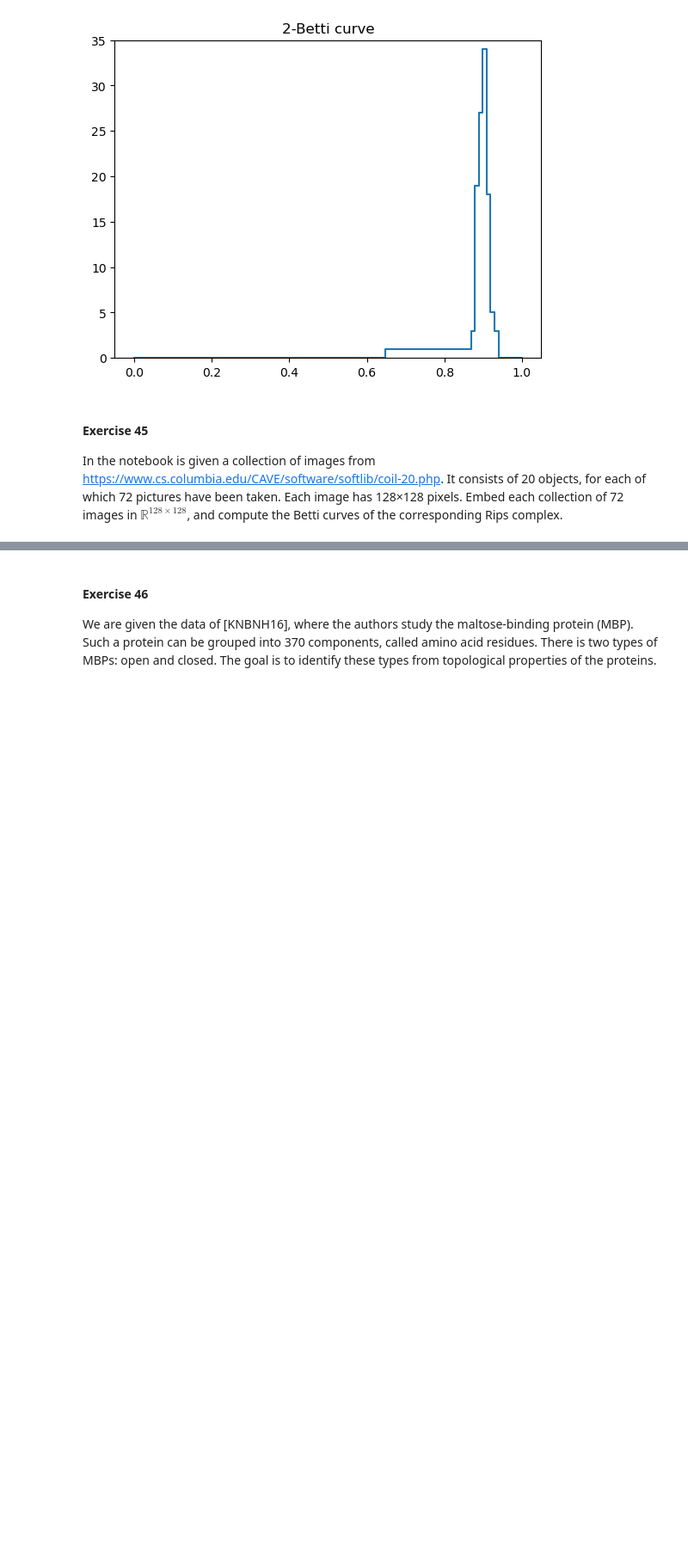
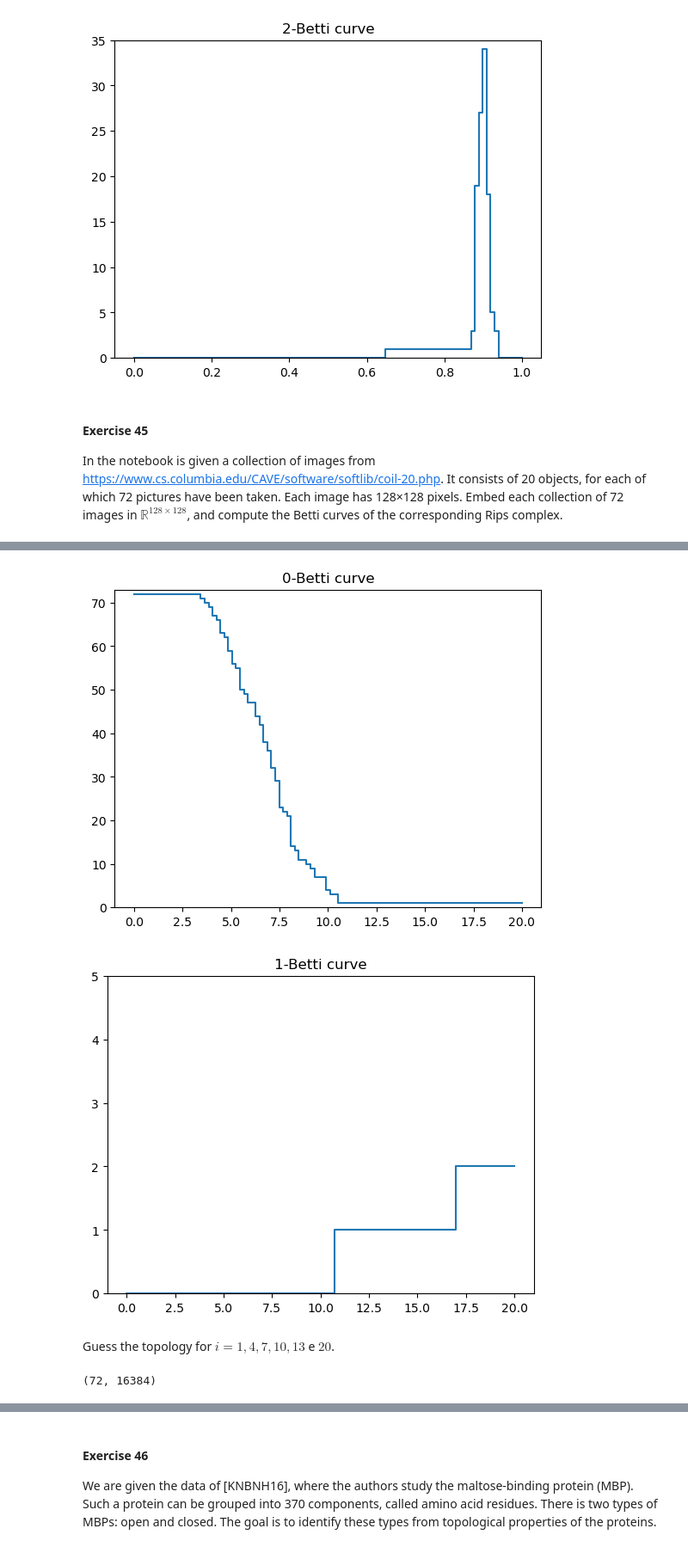
Before and after one commit to mascneto/Topological-Data-Analysis, a Jupyter notebook: TDA 2.ipynb, the cells around one changed output, grey strips where cells are left out. Shown at 86% size. Cells and saved outputs as stored; diff of their text form; code cells hidden in the pictures; blank space fills up the shorter version.

```diff
--- a/TDA 2.ipynb
+++ b/TDA 2.ipynb
@@ -443,0 +458,28 @@ In the notebook is given a collection of images from https://www.cs.columbia.edu
+# %%
+I = np.linspace(0,20,100)
+X = matrix
+
+Betti_curves = GetBettiCurvesFromPointCloud(X, I, dim = 2)
+plt.figure()
+plt.step(I, Betti_curves[0])
+plt.ylim(0, max(Betti_curves[0])+1)
+plt.title('0-Betti curve')
+plt.show()
+
+plt.figure()
+plt.step(I, Betti_curves[1])
+plt.ylim(0, max(Betti_curves[1])+1)
+plt.ylim(0, 5)
+plt.title('1-Betti curve')
+plt.show()
+# %% [output]
+[figure, added]
+[figure, added]
+# %% [markdown]
+Guess the topology for $i = 1, 4, 7, 10, 13$ e $20$.
+# %%
+file1 = r"C:\Users\jmlnn\Downloads\Exercise45\cloud1.txt"
+matrix = open(file1).read()
+matrix = np.asarray([[float(a) for a in item.split()] for item in matrix.split('\n')[:-1]])
+# %% [output]
+(72, 16384)
```
Also changed, not shown: parts of 23 cells of this notebook.
